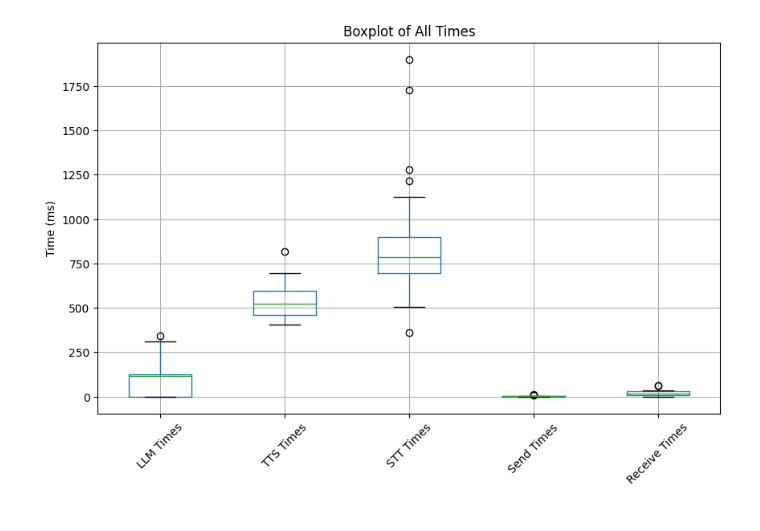
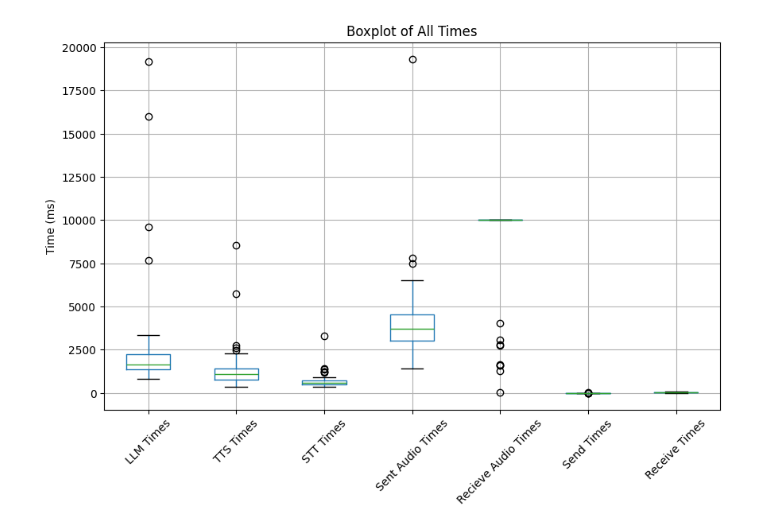
Before and after one commit to wesferr/Artificial-Intelligence-Virtual-Patient, a Jupyter notebook: servidor_audio/analisys.ipynb, the cells around one changed output. Drawn from its saved outputs; the diff is of its cells as text; code cells hidden in the pictures.

```diff
--- a/servidor_audio/analisys.ipynb
+++ b/servidor_audio/analisys.ipynb
@@ -5,10 +5,10 @@ import matplotlib.pyplot as plt
 from scipy.stats import zscore
 import numpy as np
 # %%
-data = json.loads(open("time_diffs2.json").read())
+data = json.loads(open("time_diffs4.json").read())
 llm_times = pd.Series(data["llm_times"])
-tts_times = pd.Series(data["stt_times"])
-stt_times = pd.Series(data["tts_times"])
+tts_times = pd.Series(data["tts_times"])
+stt_times = pd.Series(data["stt_times"])
 sent_audio_times = pd.Series(data["sent_audio_times"])
 recieved_audio_times = pd.Series(data["recieved_audio_times"])
 send_times = pd.Series(data["send_times"])
@@ -22,7 +22,8 @@ data = {
     "LLM Times": llm_times,
     "TTS Times": tts_times,
     "STT Times": stt_times,
-    # "Audio Times": audio_times,
+    "Sent Audio Times": sent_audio_times,
+    "Recieve Audio Times": recieved_audio_times,
     "Send Times": send_times,
     "Receive Times": receive_times,
 }
@@ -62,10 +53,10 @@ filtered_df.describe()
 # %%
 # Gera um único boxplot indexado
 plt.figure(figsize=(10, 6))
-filtered_df.boxplot()
+df.boxplot()
 plt.title("Boxplot of All Times")
 plt.ylabel("Time (ms)")
 plt.xticks(rotation=45)
 plt.show()
 # %% [output]
-[figure, old version]
+[figure, new version]
```
Also changed, not shown: parts of 3 cells of this notebook, 6 other files.
